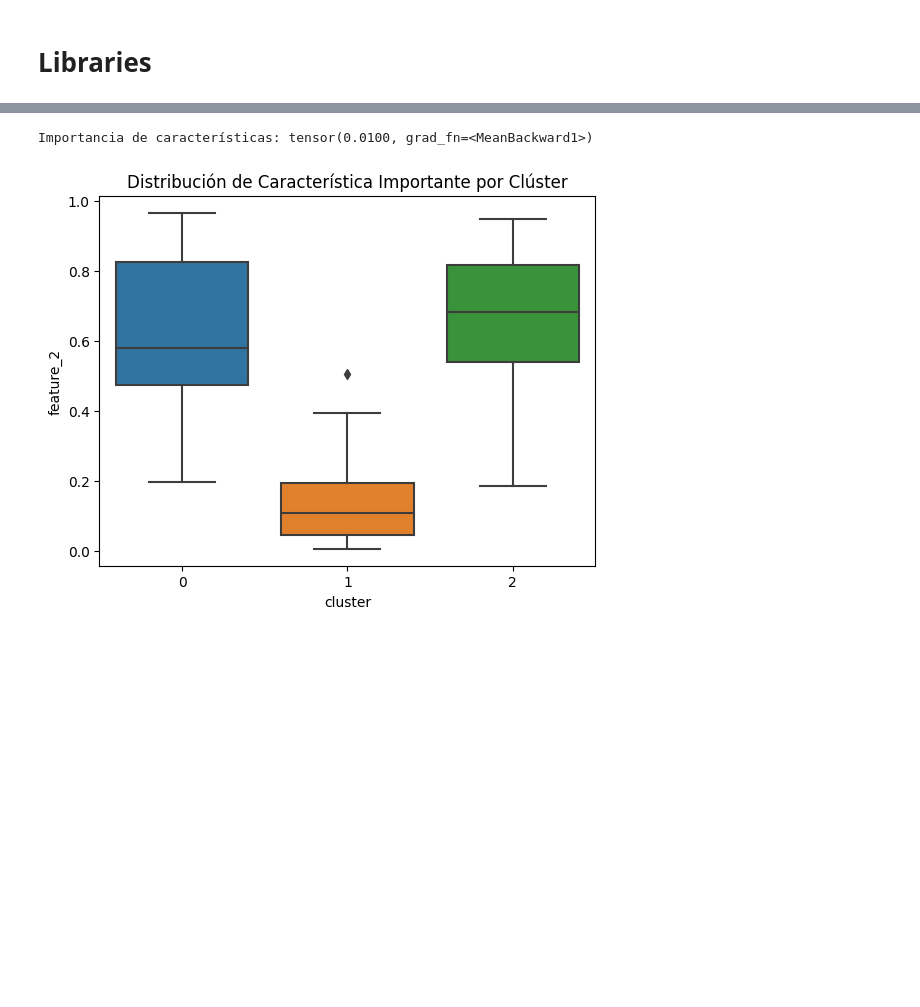
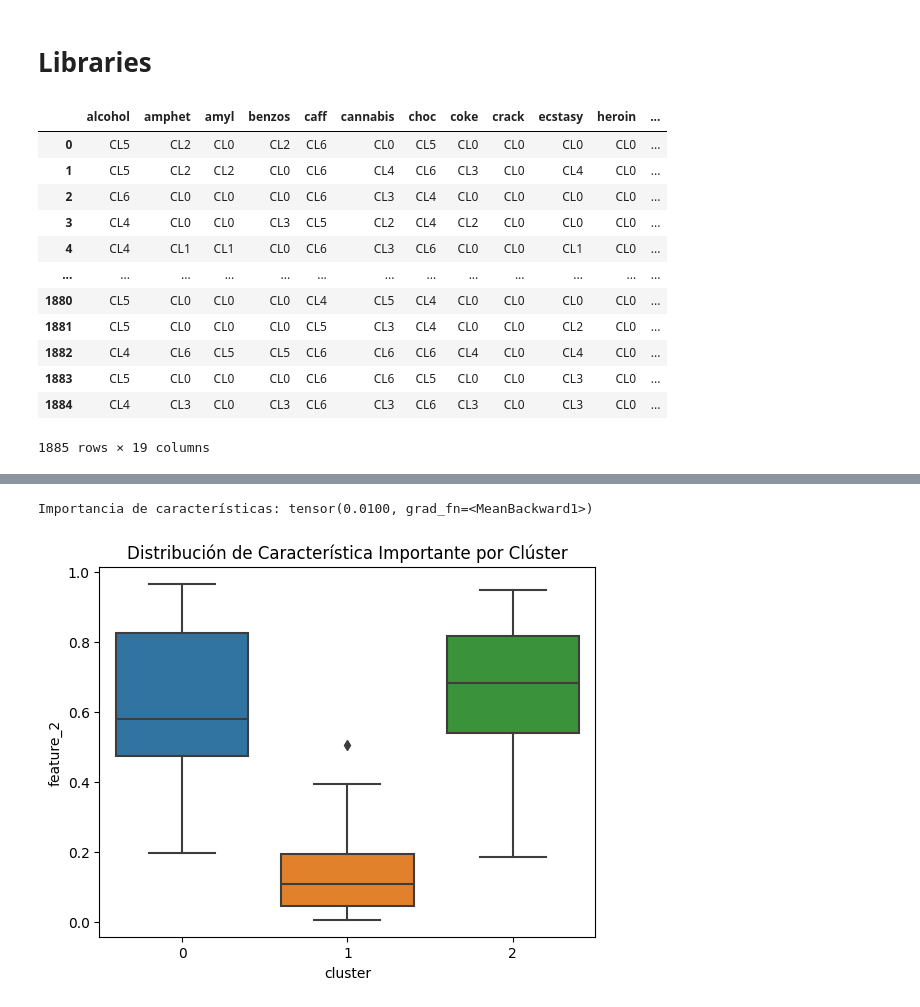
Before and after one commit to kvnpalm/SelfAttention_Clustering, a Jupyter notebook: Attention_clustering.ipynb, the cells around one changed output, grey strips where cells are left out. Cells and saved outputs as stored; diff of their text form; code cells hidden in the pictures; blank space fills up the shorter version.

```diff
--- a/Attention_clustering.ipynb
+++ b/Attention_clustering.ipynb
@@ -13 +22,17 @@ from sklearn.metrics import silhouette_samples, silhouette_score
+# %%
+y
+# %% [output]
+|  | alcohol | amphet | amyl | benzos | caff | cannabis | choc | coke | crack | ecstasy | heroin | ... |
+| 0 | CL5 | CL2 | CL0 | CL2 | CL6 | CL0 | CL5 | CL0 | CL0 | CL0 | CL0 | ... |
+| 1 | CL5 | CL2 | CL2 | CL0 | CL6 | CL4 | CL6 | CL3 | CL0 | CL4 | CL0 | ... |
+| 2 | CL6 | CL0 | CL0 | CL0 | CL6 | CL3 | CL4 | CL0 | CL0 | CL0 | CL0 | ... |
+| 3 | CL4 | CL0 | CL0 | CL3 | CL5 | CL2 | CL4 | CL2 | CL0 | CL0 | CL0 | ... |
+| 4 | CL4 | CL1 | CL1 | CL0 | CL6 | CL3 | CL6 | CL0 | CL0 | CL1 | CL0 | ... |
+| ... | ... | ... | ... | ... | ... | ... | ... | ... | ... | ... | ... | ... |
+| 1880 | CL5 | CL0 | CL0 | CL0 | CL4 | CL5 | CL4 | CL0 | CL0 | CL0 | CL0 | ... |
+| 1881 | CL5 | CL0 | CL0 | CL0 | CL5 | CL3 | CL4 | CL0 | CL0 | CL2 | CL0 | ... |
+| 1882 | CL4 | CL6 | CL5 | CL5 | CL6 | CL6 | CL6 | CL4 | CL0 | CL4 | CL0 | ... |
+| 1883 | CL5 | CL0 | CL0 | CL0 | CL6 | CL6 | CL5 | CL0 | CL0 | CL3 | CL0 | ... |
+| 1884 | CL4 | CL3 | CL0 | CL3 | CL6 | CL3 | CL6 | CL3 | CL0 | CL3 | CL0 | ... |
+1885 rows × 19 columns
 # %%
```
Also changed, not shown: parts of 20 cells of this notebook.
